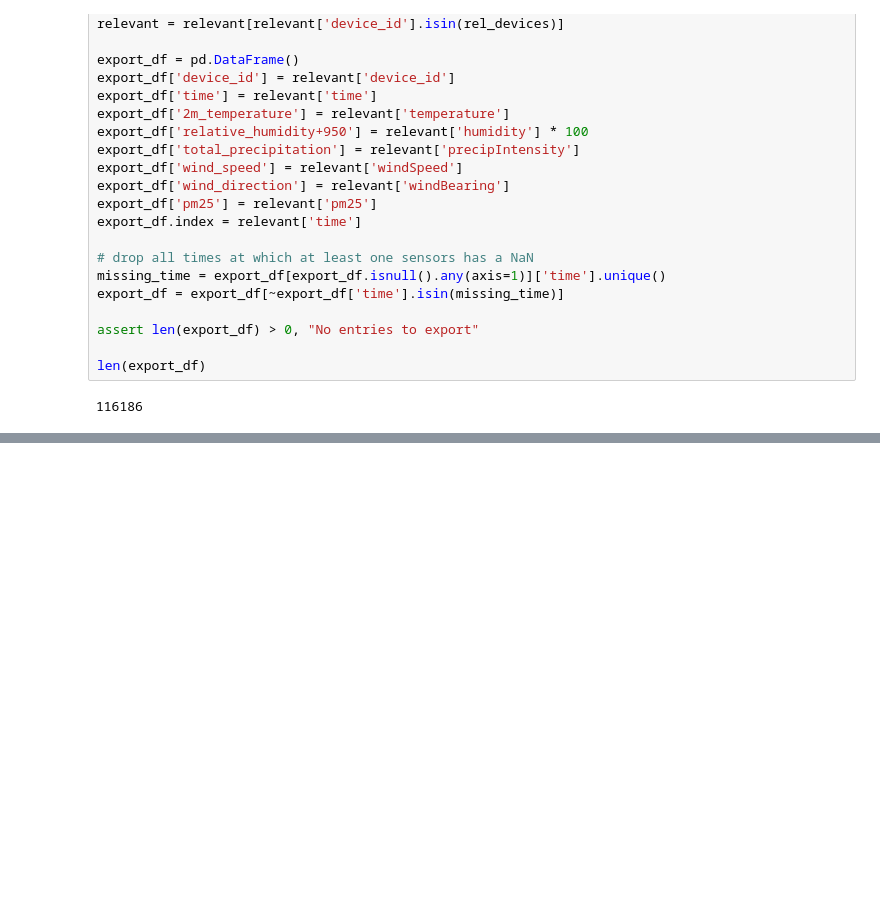
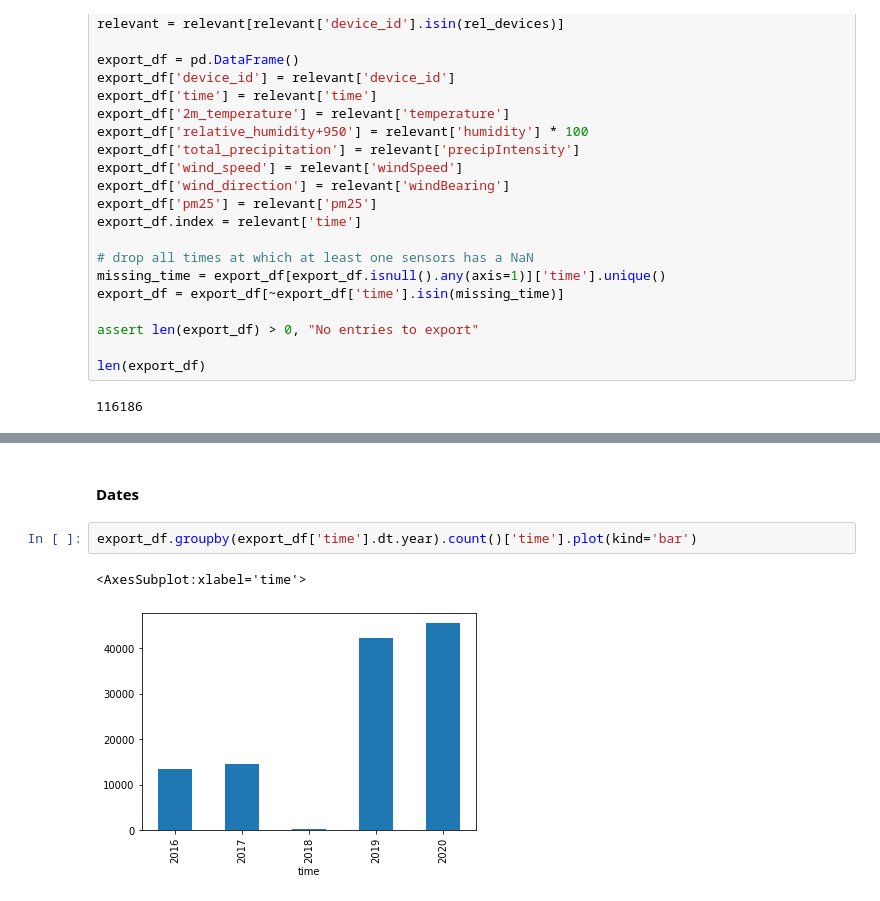
Before and after one commit to deutschmn/split-pollution-sources, a Jupyter notebook: gnn-prep.ipynb, the cells around one changed output, grey strips where cells are left out. Cells and saved outputs as stored; diff of their text form; blank space fills up the shorter version.

```diff
--- a/gnn-prep.ipynb
+++ b/gnn-prep.ipynb
@@ -118,0 +129,7 @@ interactive(children=(Text(value='[:100, :, 0]', description='Slice:', placehold
+# %% [markdown]
+#### Dates
+# %%
+export_df.groupby(export_df['time'].dt.year).count()['time'].plot(kind='bar')
+# %% [output]
+<AxesSubplot:xlabel='time'>
+[figure, added]
```
Also changed, not shown: parts of 13 cells of this notebook, 1 other file.
